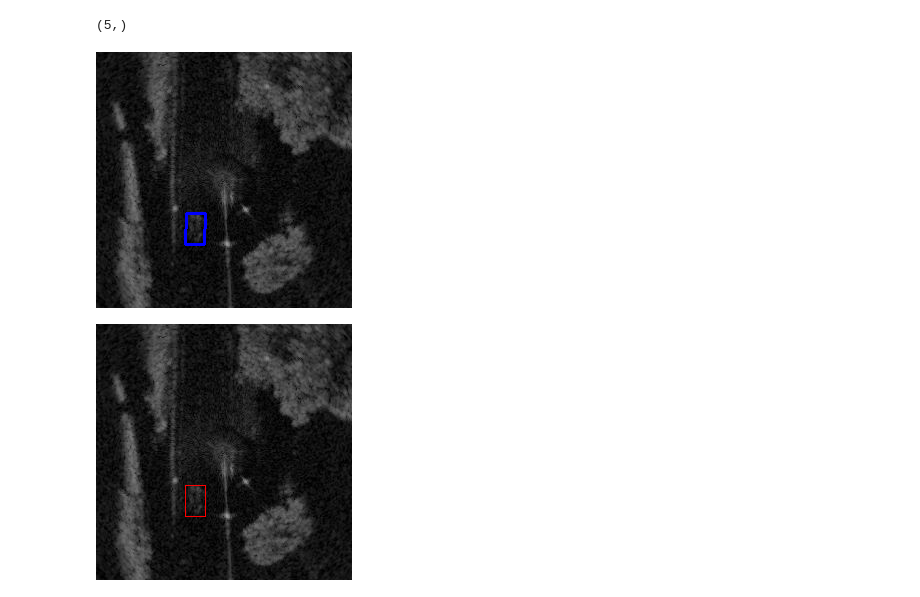
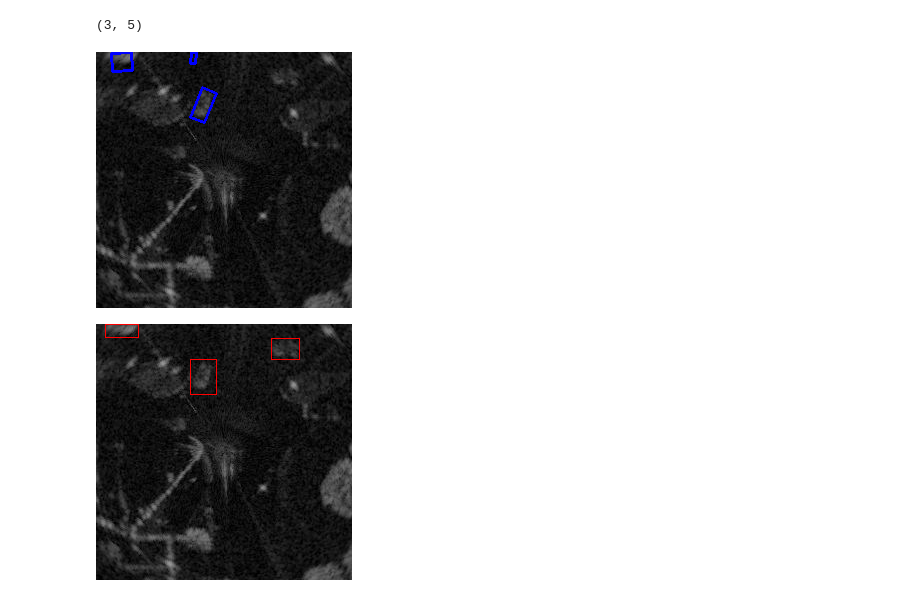
Before and after one commit to sonjjin/dataset_maker, a Jupyter notebook: dataset_viewer.ipynb, the cells around one changed output. Drawn from its saved outputs; the diff is of its cells as text; code cells hidden in the pictures.

```diff
--- a/dataset_viewer.ipynb
+++ b/dataset_viewer.ipynb
@@ -104,7 +104,7 @@ def gen_boundingbox(bbox, angle):
 
     return points
 # %%
-train_mode = 'test'
+train_mode = 'train_good_and_bad_weather'
 root_dir = '/workspace/dataset/radiate_centercrop'
 # dataset = Radiate_Dataset(data_folder, train_mode, transform=True)
 
@@ -169,33 +169,33 @@ except:
         bbox = bbox.astype(np.int32)
         bbox_angle = temp_angle.astype(np.float32)
         x_min = labels[1] - labels[3] / 2
         x_max = labels[1] + labels[3] / 2
         y_min = labels[2] - labels[4] / 2
         y_max = labels[2] + labels[4] / 2
         cv2.line(img, (bbox[0], bbox[1]), (bbox[2], bbox[3]), (0,0,255), 2)
         cv2.line(img, (bbox[2], bbox[3]), (bbox[4], bbox[5]), (0,0,255), 2)
         cv2.line(img, (bbox[4], bbox[5]), (bbox[6], bbox[7]), (0,0,255), 2)
         cv2.line(img, (bbox[6], bbox[7]), (bbox[0], bbox[1]), (0,0,255), 2)
         x_min, y_min, x_max, y_max = np.int32(x_min), np.int32(y_min), np.int32(x_max), np.int32(y_max)
 
         # points = gen_boundingbox(bbox_angle[i, 0:4], bbox_angle[i, 4])
         # points = points.astype(np.int32)
         # # print(points.shape)
         # cv2.line(img2, (points[0][0], points[1][0]), (points[0][1], points[1][1]), (0,255,0), 2)
         # cv2.line(img2, (points[0][1], points[1][1]), (points[0][2], points[1][2]), (0,255,0), 2)
         # cv2.line(img2, (points[0][2], points[1][2]), (points[0][3], points[1][3]), (0,255,0), 2)
         # cv2.line(img2, (points[0][3], points[1][3]), (points[0][0], points[1][0]), (0,255,0), 2)
         # print(bbox[i] == points.T.reshape(-1))
         # print(bbox[i])
         # print(points.T.reshape(-1))
 
         cv2.rectangle(img2, (x_min, y_min), (x_max, y_max), (255,0,0), 1)
 
     img1_show = Image.fromarray(img)
     img2_show = Image.fromarray(img2)
     img1_show.show()
     img2_show.show()
 # %% [output]
-(5,)
+(3, 5)
-[figure, old version]
+[figure, new version]
-[figure, old version]
+[figure, new version]
```
Also changed, not shown: 1 other file.
